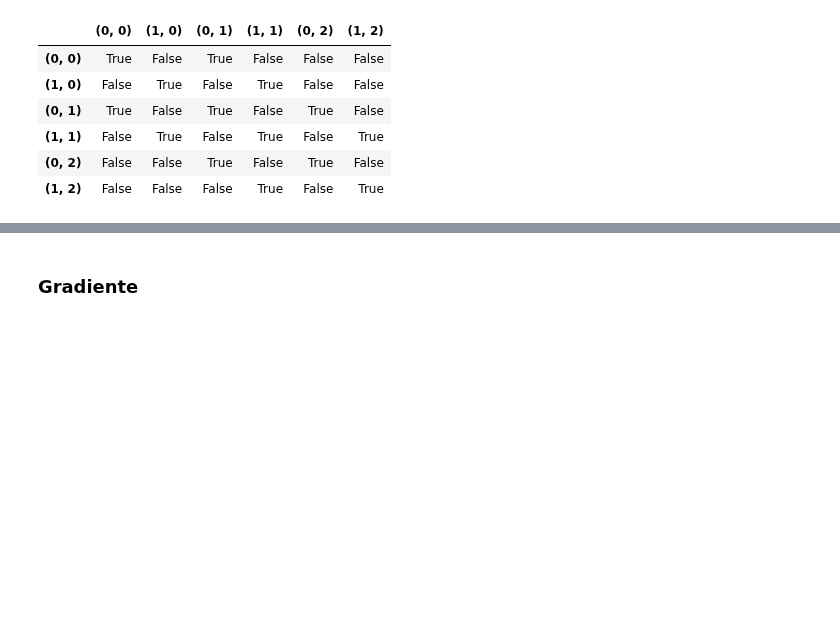
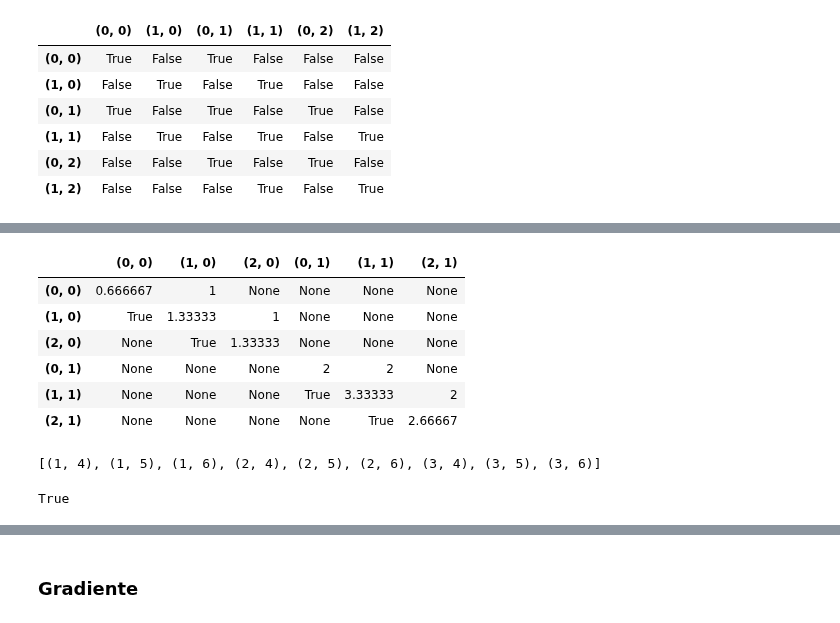
Before and after one commit to EliaStocco/Bspline, a Jupyter notebook: python/Test.ipynb, the cells around one changed output, grey strips where cells are left out. Saved outputs shown, nothing was run; the diff lists cells and outputs as text; code cells hidden in the pictures; blank space fills up the shorter version.

```diff
--- a/python/Test.ipynb
+++ b/python/Test.ipynb
@@ -855,0 +973,10 @@ for j in range(0,len(appo)):
+# %%
+sm[1]
+# %% [output]
+|  | (0, 0) | (1, 0) | (2, 0) | (0, 1) | (1, 1) | (2, 1) |
+| (0, 0) | 0.666667 | 1 | None | None | None | None |
+| (1, 0) | True | 1.33333 | 1 | None | None | None |
+| (2, 0) | None | True | 1.33333 | None | None | None |
+| (0, 1) | None | None | None | 2 | 2 | None |
+| (1, 1) | None | None | None | True | 3.33333 | 2 |
+| (2, 1) | None | None | None | None | True | 2.66667 |
@@ -855,0 +988,8 @@ for j in range(0,len(appo)):
+# %%
+list(itertools.product(i, j))
+# %% [output]
+[(1, 4), (1, 5), (1, 6), (2, 4), (2, 5), (2, 6), (3, 4), (3, 5), (3, 6)]
+# %%
+bs.set_cp([0,0],1.0)
+# %% [output]
+True
```
Also changed, not shown: parts of 24 cells of this notebook, 2 other files.
